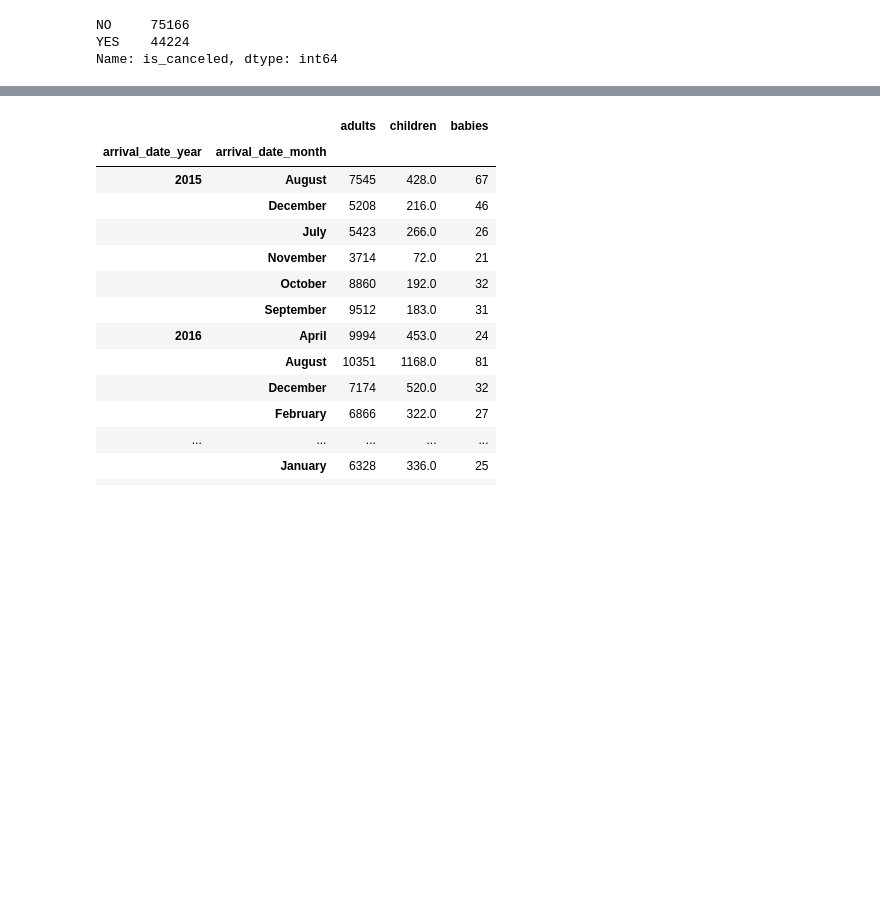
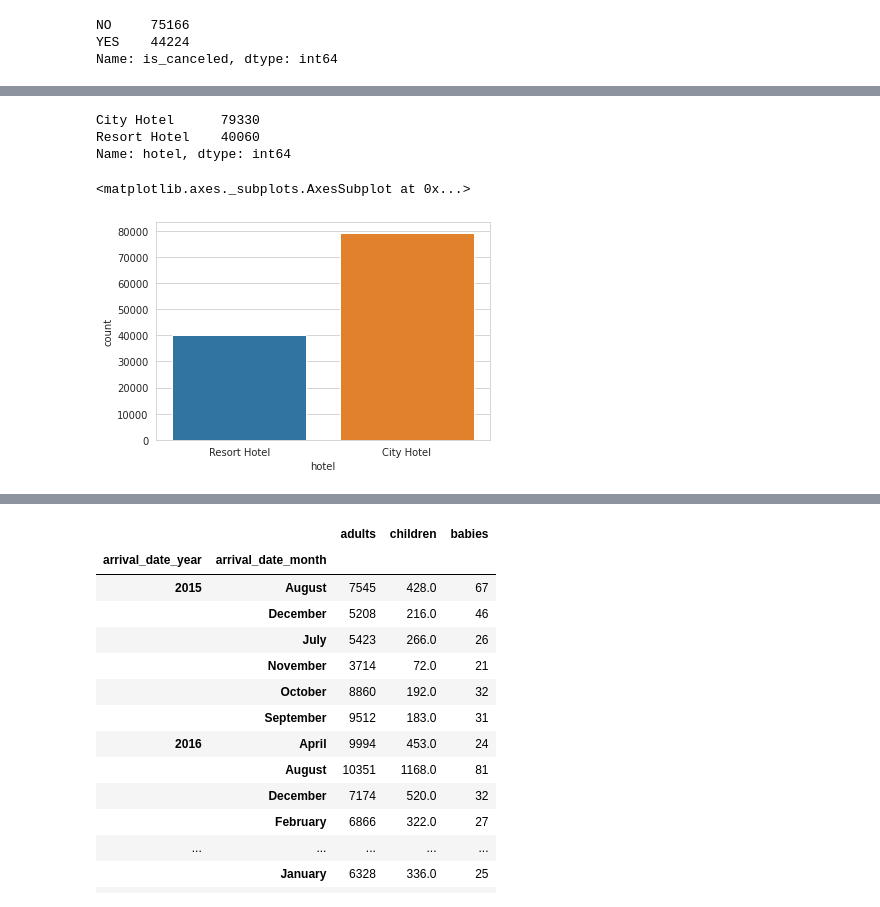
Before and after one commit to amolprabhu/Hotel_Booking_Analysis, a Jupyter notebook: Amol_Prabhu_Hotel_Booking_Analysis_Capstone_Project.ipynb, the cells around one changed output, grey strips where cells are left out. Drawn from its saved outputs; the diff is of its cells as text; code cells hidden in the pictures; blank space fills up the shorter version.

```diff
--- a/Amol_Prabhu_Hotel_Booking_Analysis_Capstone_Project.ipynb
+++ b/Amol_Prabhu_Hotel_Booking_Analysis_Capstone_Project.ipynb
@@ -85,0 +122,14 @@ Name: is_canceled, dtype: int64
+# %%
+# types of hotels and their counts
+data['hotel'].value_counts()
+# %% [output]
+City Hotel      79330
+Resort Hotel    40060
+Name: hotel, dtype: int64
+# %%
+# types of hotels and their counts
+sns.set_style('whitegrid')
+sns.countplot(data = data, x = 'hotel')
+# %% [output]
+<matplotlib.axes._subplots.AxesSubplot at 0x...>
+[figure, added]
```
Also changed, not shown: parts of 23 cells of this notebook.
